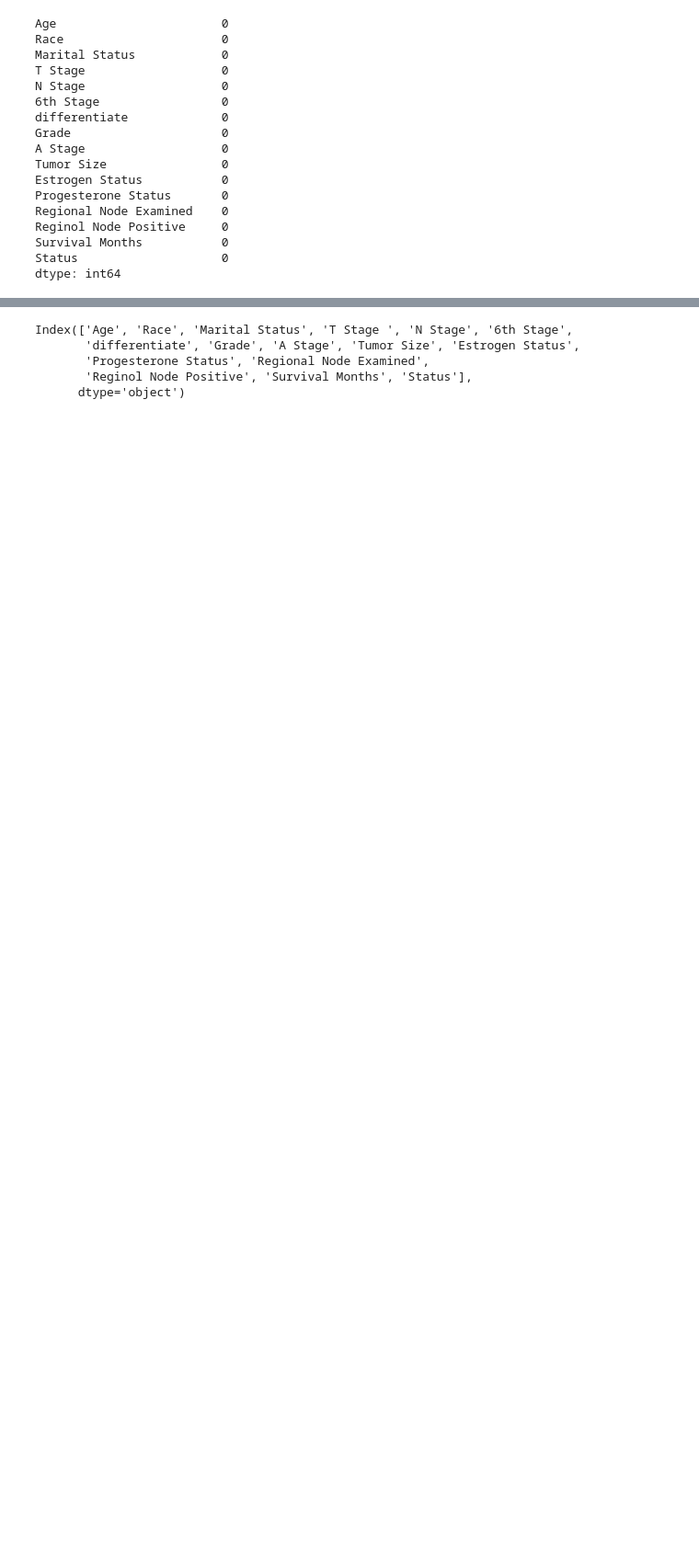
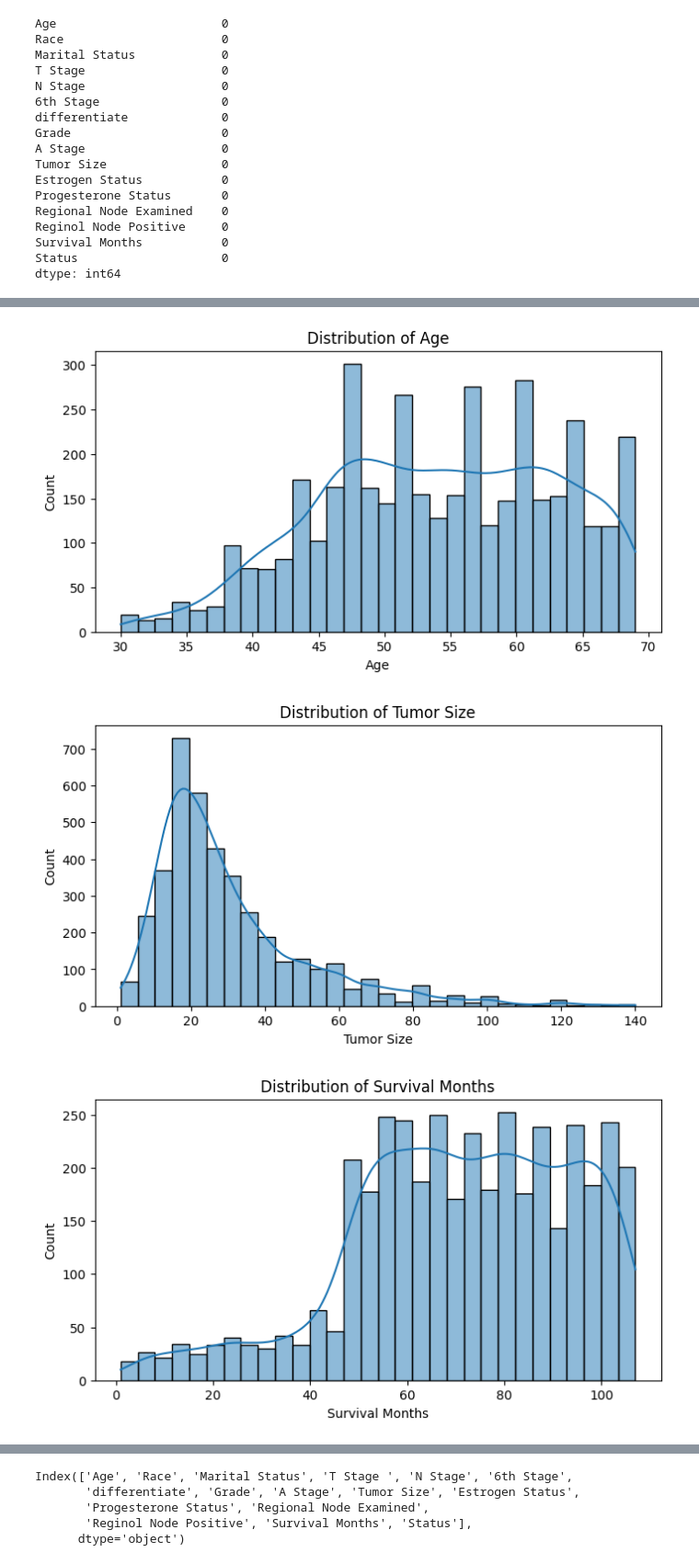
Before and after one commit to ywchanna2001/Breast-Cancer-Prediction, a Jupyter notebook: breast_cancer_prediction.ipynb, the cells around one changed output, grey strips where cells are left out. Shown at 92% size. Drawn from its saved outputs; the diff is of its cells as text; code cells hidden in the pictures; blank space fills up the shorter version.

```diff
--- a/breast_cancer_prediction.ipynb
+++ b/breast_cancer_prediction.ipynb
@@ -146,0 +167,19 @@ dtype: int64
+# %%
+def detect_outliers_iqr(data, column):
+    Q1 = data[column].quantile(0.25)
+    Q3 = data[column].quantile(0.75)
+    IQR = Q3 - Q1
+    lower_bound = Q1 - 1.5 * IQR
+    upper_bound = Q3 + 1.5 * IQR
+    outliers = data[(data[column] < lower_bound) | (data[column] > upper_bound)]
+    return outliers
+
+# Calculating total number of outliers for each column
+for column in numerical_columns:
+    outliers = detect_outliers_iqr(df, column)
+    print(f"Outliers in {column}:")
+    if len(outliers) > 0:
+        print(f"Number of outliers in {column}: {len(outliers)}")
+    else:
+        print(f"No outliers in '{column}' ")
+    print('-' * 40)
@@ -146,0 +230,10 @@ dtype: int64
+# %%
+for column in numerical_columns:
+    plt.figure(figsize=(8, 4))
+    sns.histplot(df[column], kde=True, bins=30)
+    plt.title(f"Distribution of {column}")
+    plt.show()
+# %% [output]
+[figure, added]
+[figure, added]
+[figure, added]
```
Also changed, not shown: parts of 23 cells of this notebook.
